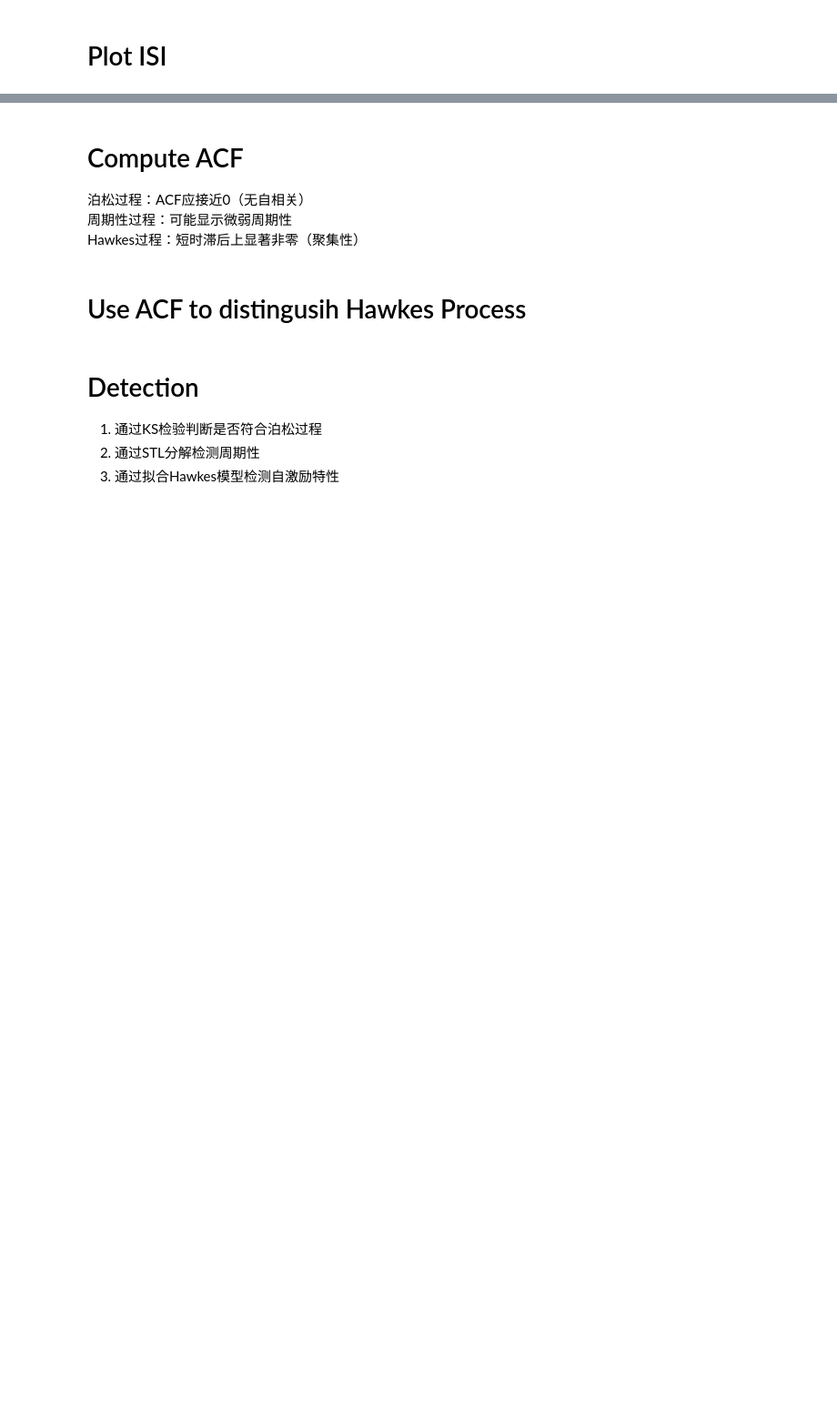
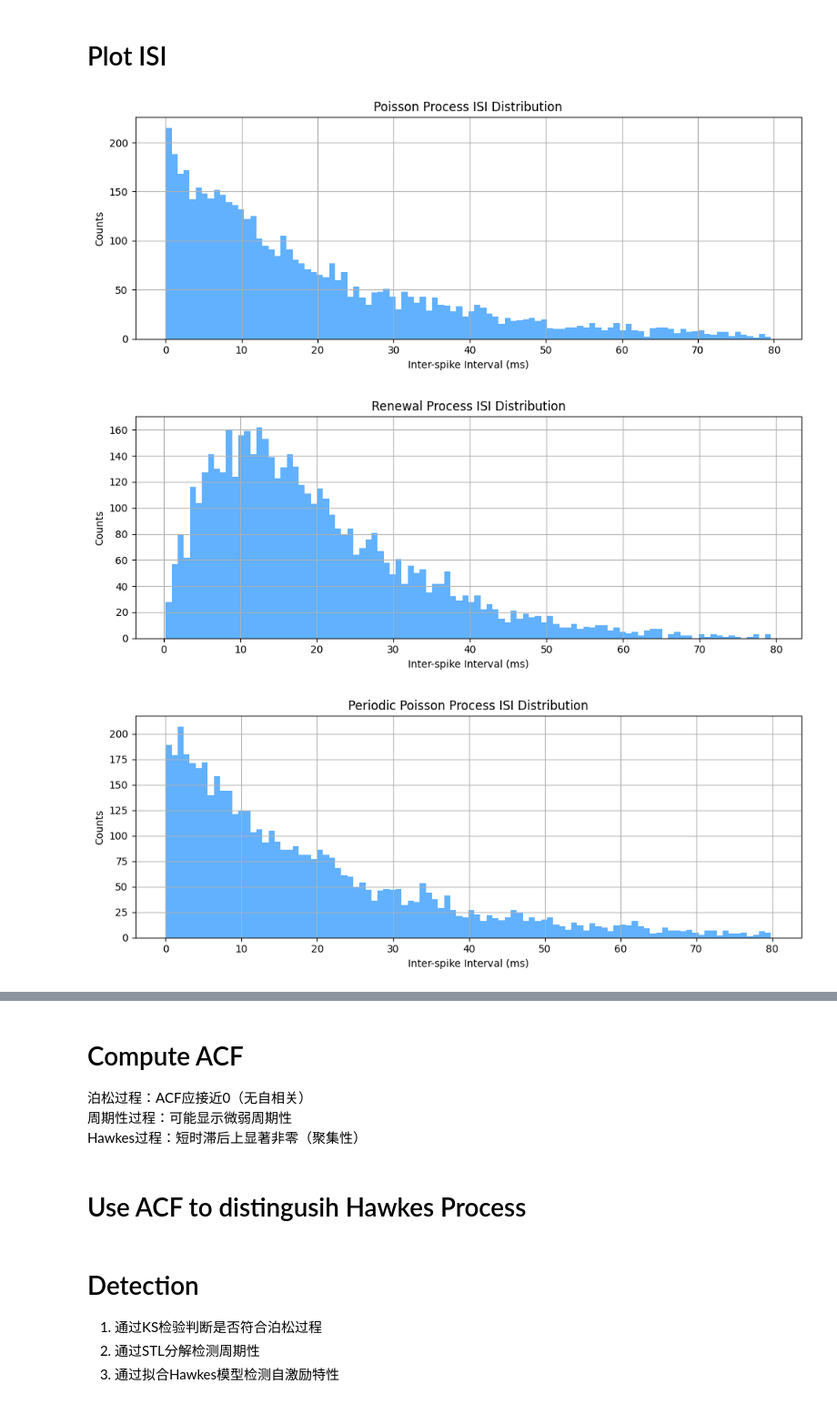
Before and after one commit to logic-uni/ET_data_analysis, a Jupyter notebook: Stochastic_Process/Classify_StocProcess.ipynb, the cells around one changed output, grey strips where cells are left out. Shown at 91% size. Saved outputs shown, nothing was run; the diff lists cells and outputs as text; code cells hidden in the pictures; blank space fills up the shorter version.

```diff
--- a/Stochastic_Process/Classify_StocProcess.ipynb
+++ b/Stochastic_Process/Classify_StocProcess.ipynb
@@ -6,9 +6,10 @@ last updated: 05/30/2025
 data from: Xinchao Chen
 """
 %reset -f
-
-data_path = '/data1/zhangyuhao/xinchao_data/NP2/test/control/Mice_1411_3/20250109_control_Mice_1411_3_VN_head_fixation'
-save_path = "/home/zhangyuhao/Desktop/Result/ET/Rastermap/NP2/demo/20250308_control_Mice_1423-15-VN-head_fixation_demo"
+%matplotlib inline
+cutoff_distr = 80
+data_path = '/data2/zhangyuhao/xinchao_data/Givenme/1423_15_control-Day1-VN-FM_g0'
+save_path = "/home/zhangyuhao/Desktop/Result/ET/ISI/NP2/givenme/1423_15_control-Day1-VN-FM_g0"
 
 import numpy as np
 import matplotlib.pyplot as plt
@@ -124,8 +256,26 @@ plot_events(events_hawkes, "Hawkes Process")
 # Plot ISI
 # %%
 # 绘制 ISI 分布
-plt.hist(isi * 1000, bins=100, alpha=0.7)
-plt.xlabel('Inter-spike Interval (ms)')
-plt.ylabel('Counts')
-plt.title('Periodic + Poisson Process ISI Distribution')
-plt.show()
+def plot_isi(isi,name):
+    isi = isi * 1000
+    isi = isi[(isi > 0.001) & (isi <= cutoff_distr)]
+    plt.figure(figsize=(10, 4))
+    plt.hist(isi, bins=100, color='dodgerblue', alpha=0.7)
+    plt.xlabel('Inter-spike Interval (ms)')
+    plt.ylabel('Counts')
+    plt.title(f'{name} ISI Distribution')
+    plt.grid(True)
+    plt.tight_layout()
+    plt.show()
+
+plot_isi(isi_Poi, "Poisson Process")
+plot_isi(isi_Renew, "Renewal Process")
+plot_isi(isi_PerPoi, "Periodic Poisson Process")
+plot_isi(isi_Hawkes, "Hawkes Process")
+plot_isi(isi_Hawkes2, "Hawkes2 Process")
+plot_isi(isi_Burst, "Burst Process")
+plot_isi(isi_PerBurst, "Periodic Burst Process")
+# %% [output]
+[figure, added]
+[figure, added]
+[figure, added]
```
Also changed, not shown: parts of 4 cells of this notebook, 5 other files.
